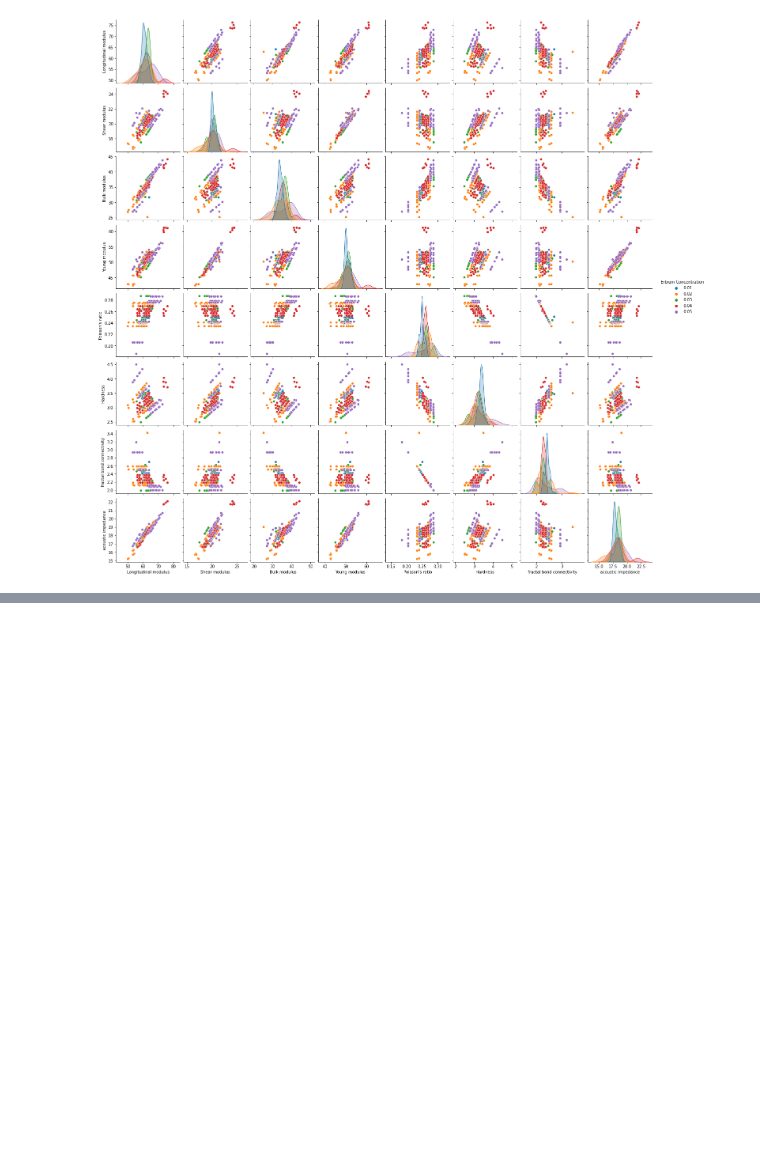
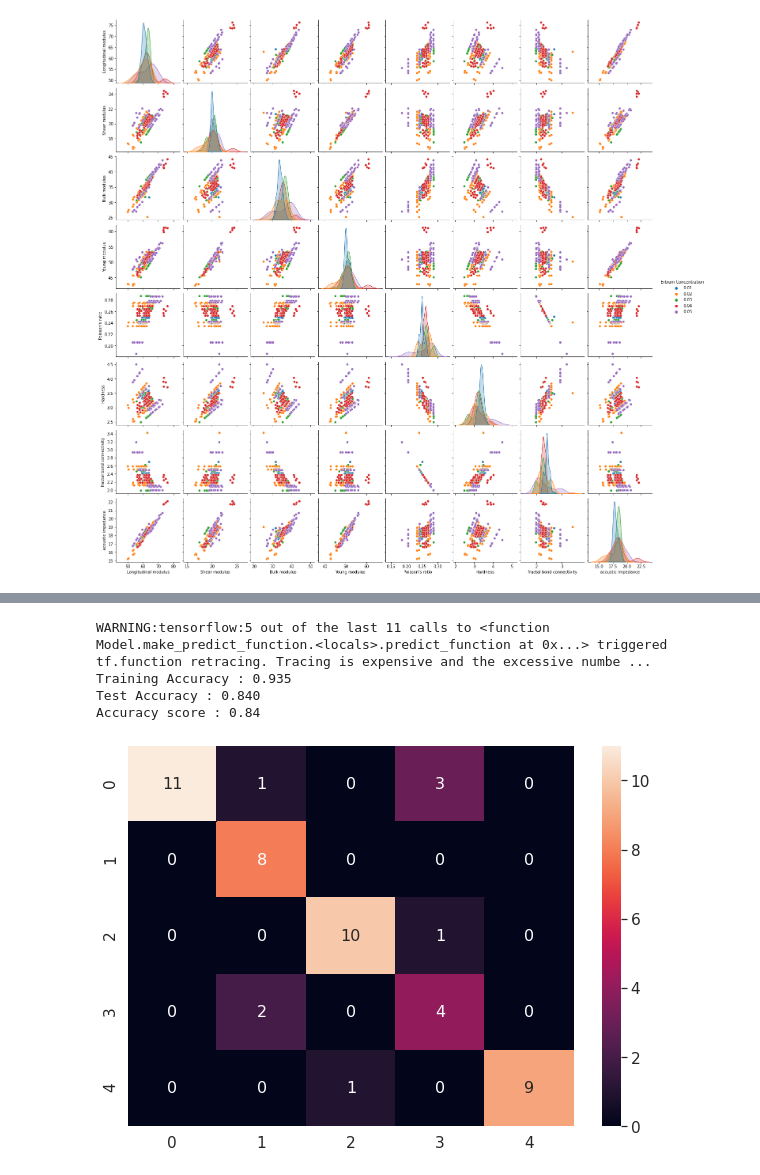
Before and after one commit to ee2110/Machine_Learning_with_TensorFlow, a Jupyter notebook: Glass-Compound-Analysis/Erbium_Concentration_Classification/DNN_tf2_Erbium_concentration_classification.ipynb, the cells around one changed output, grey strips where cells are left out. Drawn from its saved outputs; the diff is of its cells as text; code cells hidden in the pictures; blank space fills up the shorter version.

Commit message:
add filtered featur

```diff
--- a/Glass-Compound-Analysis/Erbium_Concentration_Classification/DNN_tf2_Erbium_concentration_classification.ipynb
+++ b/Glass-Compound-Analysis/Erbium_Concentration_Classification/DNN_tf2_Erbium_concentration_classification.ipynb
@@ -134,0 +192,40 @@ Accuracy score : 0.58
+# %%
+# column_name = data.columns[:-1]
+filtered_df_data = data.drop(['Hardness','fractal bond connectivity'], axis=1)
+
+filtered_train_data = filtered_df_data.sample(frac=0.8, random_state=10)
+filtered_test_data = filtered_df_data.drop(filtered_train_data.index)
+
+filtered_train_x = normalized_train_data[normalized_train_data.columns[:index_column]]
+filter_train = normalized_train_data[normalized_train_data.columns[index_column:]]
+filtered_train_y = encoded.fit_transform(filter_train).toarray()
+
+filtered_test_x = normalized_test_data[normalized_test_data.columns[:index_column]]
+filter_test = normalized_test_data[normalized_test_data.columns[index_column:]]
+filtered_test_y = encoded.fit_transform(filter_test).toarray()
+
+filtered_bc_dnn = binarycross_dnn(filtered_train_x.shape[1], filtered_train_y.shape[1])
+filtered_bc_history = filtered_bc_dnn.fit(filtered_train_x, filtered_train_y, validation_split=0.20, verbose=0, epochs=200)
+
+filtered_pred_y = filtered_bc_dnn.predict(filtered_test_x)
+train_loss, train_acc = filtered_bc_dnn.evaluate(filtered_train_x, filtered_train_y, verbose=0)
+test_loss, test_acc = filtered_bc_dnn.evaluate(filtered_test_x, filtered_test_y, verbose=0)
+
+print('Training Accuracy : %.3f'%train_acc)
+print('Test Accuracy : %.3f'%test_acc)
+
+actual_label = encoded.inverse_transform(filtered_test_y)
+predict_label = encoded.inverse_transform(filtered_pred_y)
+
+plt.figure(figsize=(10,7))
+filtered_cm = confusion_matrix(predict_label, actual_label)
+print("Accuracy score :", accuracy(filtered_cm))
+sns.set(font_scale=1.4)
+sns.heatmap(filtered_cm, annot=True, annot_kws={"size": 16})
+plt.show()
+# %% [output]
+WARNING:tensorflow:5 out of the last 11 calls to <function Model.make_predict_function.<locals>.predict_function at 0x...> triggered tf.function retracing. Tracing is expensive and the excessive numbe ...
+Training Accuracy : 0.935
+Test Accuracy : 0.840
+Accuracy score : 0.84
+[figure, added]
```
Also changed, not shown: parts of 6 cells of this notebook.
